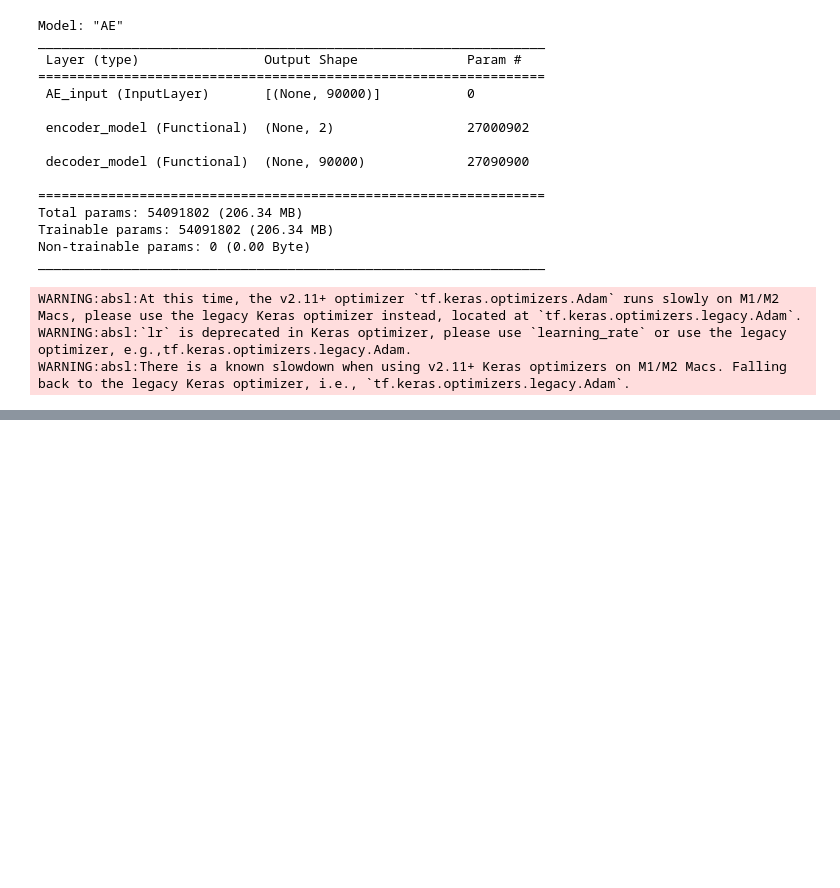
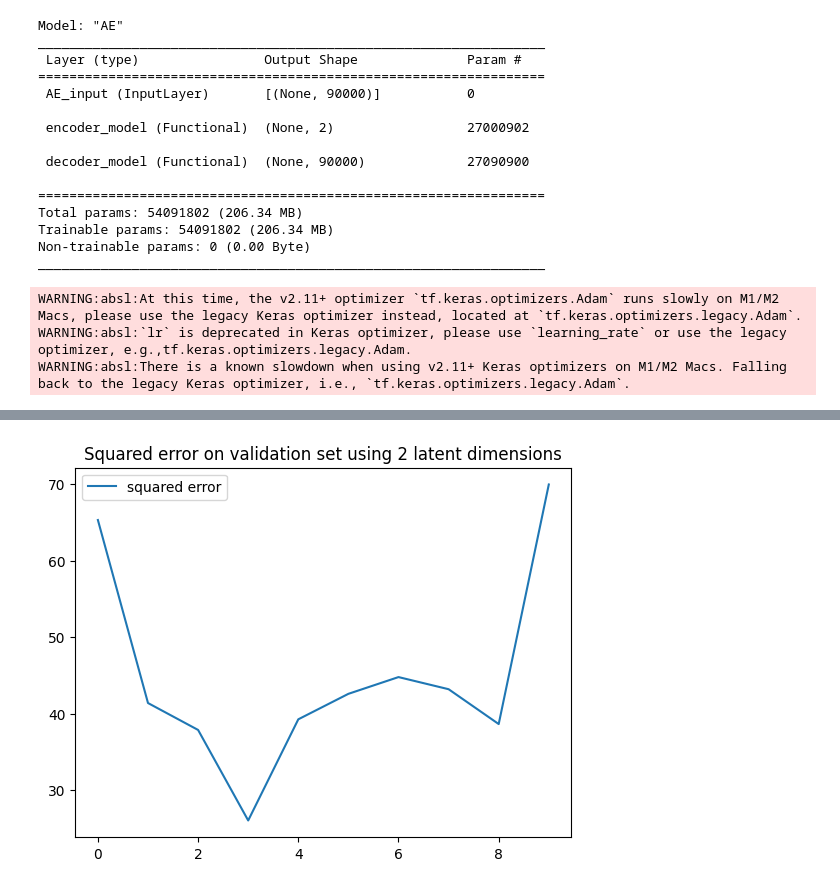
Before and after one commit to KlaraGtknst/topic-analysis-text-data, a Jupyter notebook: autoencoder_images.ipynb, the cells around one changed output, grey strips where cells are left out. Saved outputs shown, nothing was run; the diff lists cells and outputs as text; code cells hidden in the pictures; blank space fills up the shorter version.

```diff
--- a/autoencoder_images.ipynb
+++ b/autoencoder_images.ipynb
@@ -67,7 +68,7 @@ Trainable params: 27000902 (103.00 MB)
 Non-trainable params: 0 (0.00 Byte)
 _________________________________________________________________
 # %%
-decoder_input = tensorflow.keras.layers.Input(shape=(2), name="decoder_input")
+decoder_input = tensorflow.keras.layers.Input(shape=(latent_dim_small_dim), name="decoder_input")
 
 decoder_dense_layer1 = tensorflow.keras.layers.Dense(units=300, name="decoder_dense_1")(decoder_input)
 decoder_activ_layer1 = tensorflow.keras.layers.LeakyReLU(name="decoder_leakyrelu_1")(decoder_dense_layer1)
@@ -188,0 +174,3 @@ plt.show()
+# %%
+plot_prediction_err(x_test, ae, title=f'Squared error on validation set using {latent_dim_small_dim} latent dimensions')
+# %% [output]
@@ -188,0 +178 @@ plt.show()
+[figure, added]
```
Also changed, not shown: parts of 21 cells of this notebook, 1 other file.
